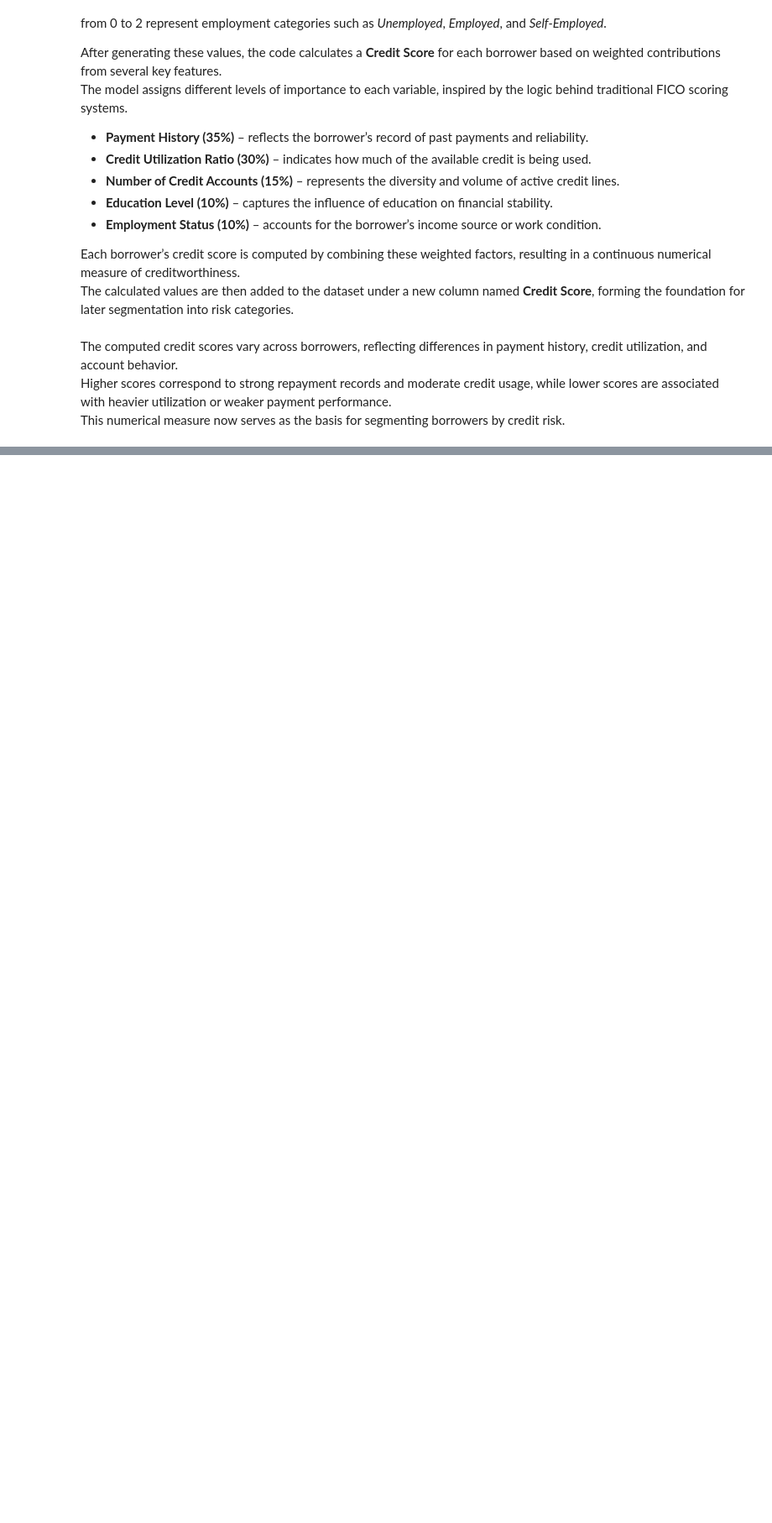
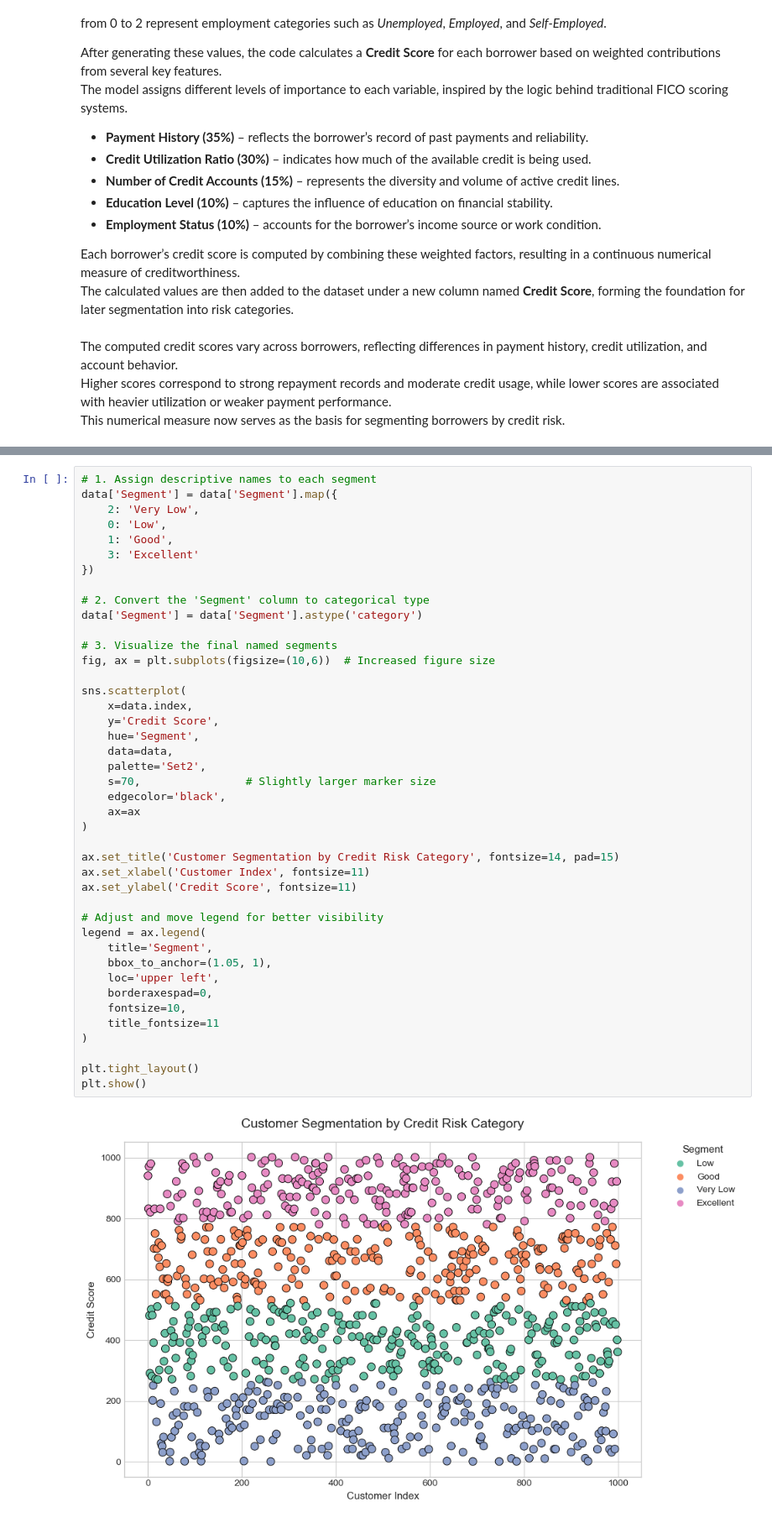
Before and after one commit to DonnahM/Credit-Risk-Evaluation, a Jupyter notebook: credit-insights.ipynb, the cells around one changed output, grey strips where cells are left out. Shown at 84% size. Drawn from its saved outputs; the diff is of its cells as text; blank space fills up the shorter version.

```diff
--- a/credit-insights.ipynb
+++ b/credit-insights.ipynb
@@ -243,0 +303,44 @@ This numerical measure now serves as the basis for segmenting borrowers by credi
+# %%
+# 1. Assign descriptive names to each segment
+data['Segment'] = data['Segment'].map({
+    2: 'Very Low',
+    0: 'Low',
+    1: 'Good',
+    3: 'Excellent'
+})
+
+# 2. Convert the 'Segment' column to categorical type
+data['Segment'] = data['Segment'].astype('category')
+
+# 3. Visualize the final named segments
+fig, ax = plt.subplots(figsize=(10,6))  # Increased figure size
+
+sns.scatterplot(
+    x=data.index,
+    y='Credit Score',
+    hue='Segment',
+    data=data,
+    palette='Set2',
+    s=70,                # Slightly larger marker size
+    edgecolor='black',
+    ax=ax
+)
+
+ax.set_title('Customer Segmentation by Credit Risk Category', fontsize=14, pad=15)
+ax.set_xlabel('Customer Index', fontsize=11)
+ax.set_ylabel('Credit Score', fontsize=11)
+
+# Adjust and move legend for better visibility
+legend = ax.legend(
+    title='Segment',
+    bbox_to_anchor=(1.05, 1),
+    loc='upper left',
+    borderaxespad=0,
+    fontsize=10,
+    title_fontsize=11
+)
+
+plt.tight_layout()
+plt.show()
+# %% [output]
+[figure, added]
```
Also changed, not shown: parts of 6 cells of this notebook.
